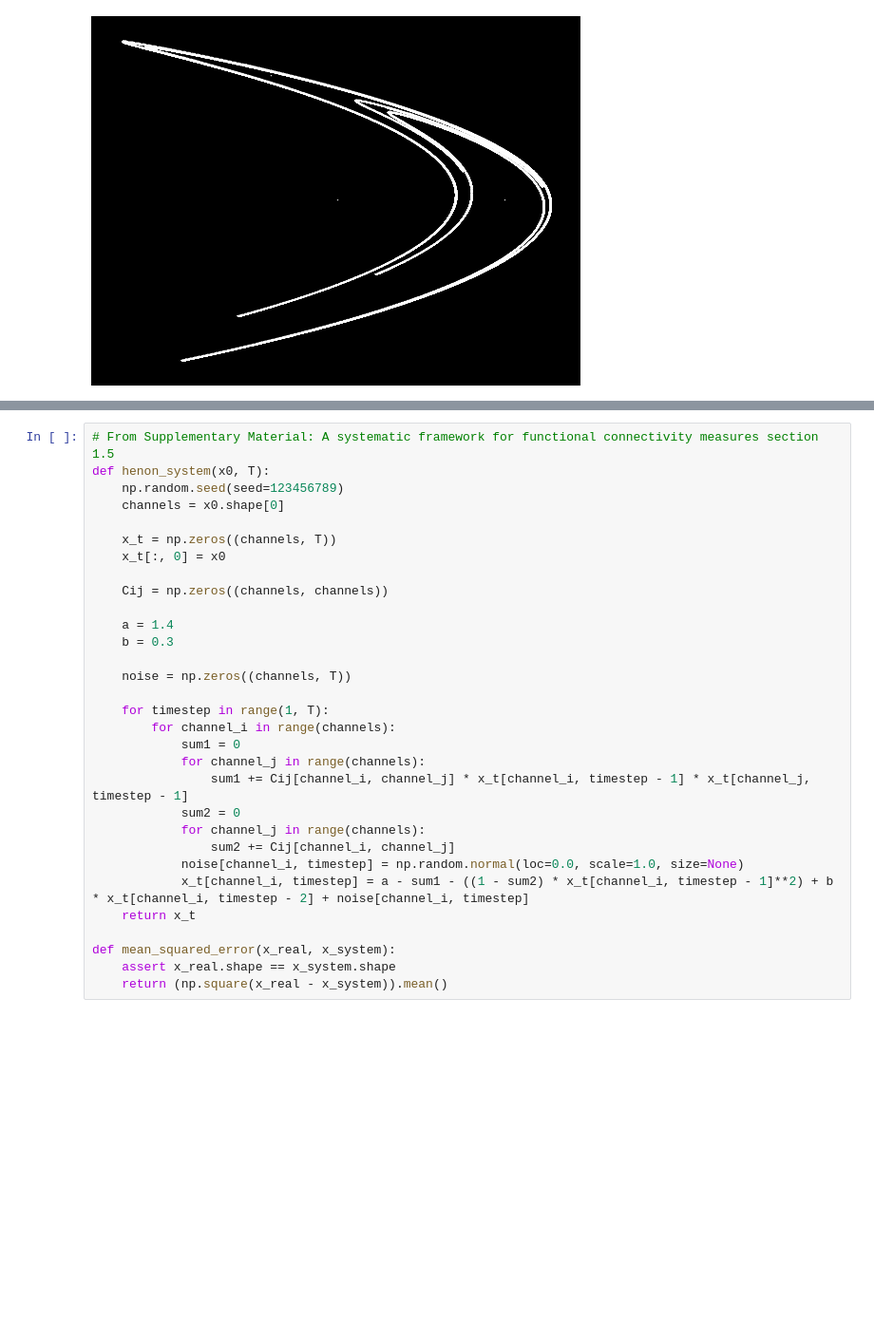
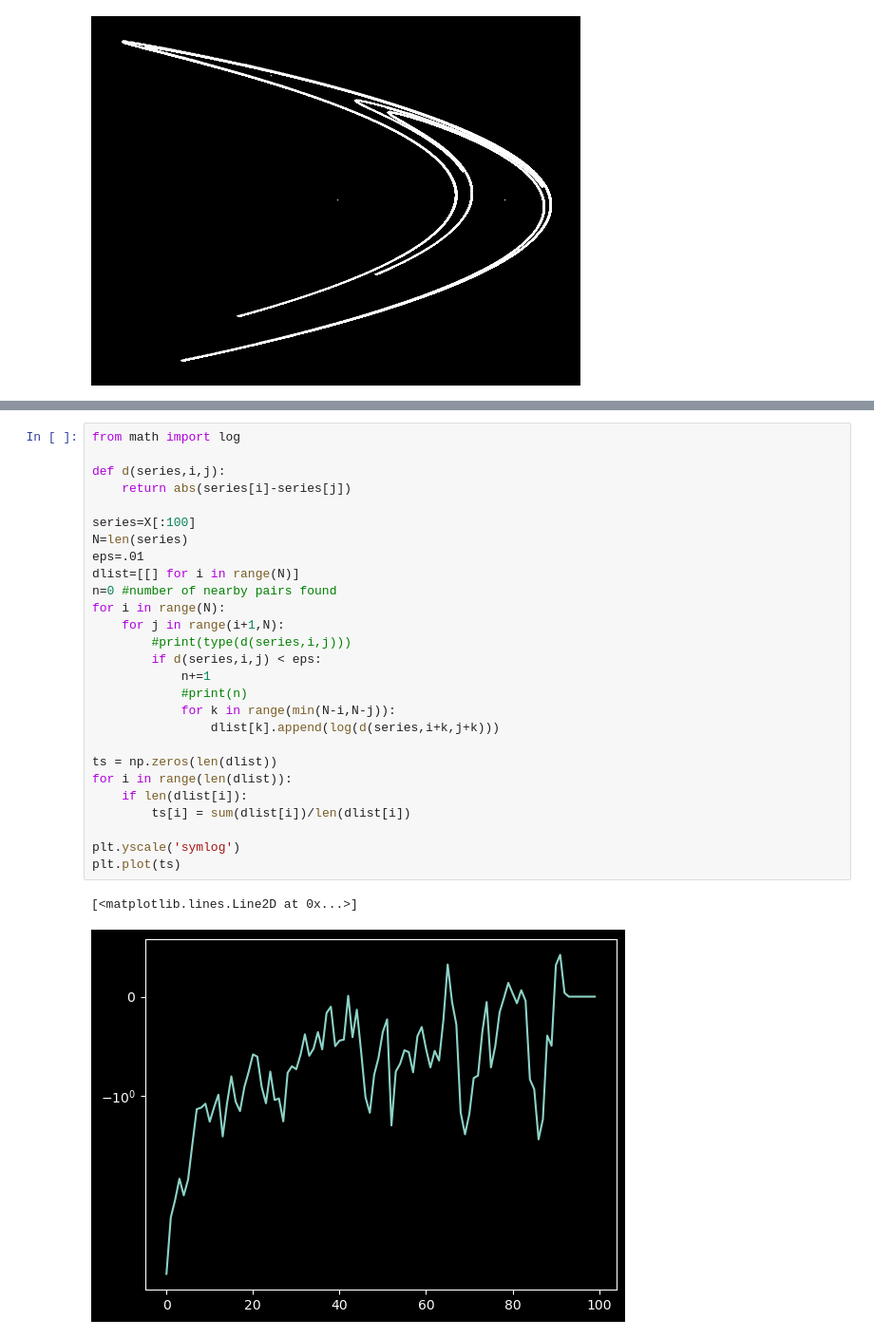
Before and after one commit to MatthewChen37/MATH8803-Final-Project, a Jupyter notebook: Henon_Map.ipynb, the cells around one changed output, grey strips where cells are left out. Shown at 95% size. Cells and saved outputs as stored; diff of their text form; blank space fills up the shorter version.

```diff
--- a/Henon_Map.ipynb
+++ b/Henon_Map.ipynb
@@ -89,31 +51,30 @@ y0 = -1.55176
-# %%
-# From Supplementary Material: A systematic framework for functional connectivity measures section 1.5
-def henon_system(x0, T):
-	np.random.seed(seed=123456789)
-	channels = x0.shape[0]
-
-	x_t = np.zeros((channels, T))
-	x_t[:, 0] = x0
-
-	Cij = np.zeros((channels, channels))
-
-	a = 1.4
-	b = 0.3
-
-	noise = np.zeros((channels, T))
-
-	for timestep in range(1, T):
-		for channel_i in range(channels):
-			sum1 = 0
-			for channel_j in range(channels):
-				sum1 += Cij[channel_i, channel_j] * x_t[channel_i, timestep - 1] * x_t[channel_j, timestep - 1]
-			sum2 = 0
-			for channel_j in range(channels):
-				sum2 += Cij[channel_i, channel_j]
-			noise[channel_i, timestep] = np.random.normal(loc=0.0, scale=1.0, size=None)
-			x_t[channel_i, timestep] = a - sum1 - ((1 - sum2) * x_t[channel_i, timestep - 1]**2) + b * x_t[channel_i, timestep - 2] + noise[channel_i, timestep]
-	return x_t
-
-def mean_squared_error(x_real, x_system):
-	assert x_real.shape == x_system.shape
-	return (np.square(x_real - x_system)).mean()
+# %%
+from math import log
+
+def d(series,i,j):
+    return abs(series[i]-series[j])
+
+series=X[:100]
+N=len(series)
+eps=.01
+dlist=[[] for i in range(N)]
+n=0 #number of nearby pairs found
+for i in range(N):
+    for j in range(i+1,N):
+        #print(type(d(series,i,j)))
+        if d(series,i,j) < eps:
+            n+=1
+            #print(n)
+            for k in range(min(N-i,N-j)):
+                dlist[k].append(log(d(series,i+k,j+k)))
+
+ts = np.zeros(len(dlist))
+for i in range(len(dlist)):
+    if len(dlist[i]):
+        ts[i] = sum(dlist[i])/len(dlist[i])
+
+plt.yscale('symlog')
+plt.plot(ts)
+# %% [output]
+[<matplotlib.lines.Line2D at 0x...>]
+[figure, added]
```
Also changed, not shown: parts of 4 cells of this notebook, 2 other files.
